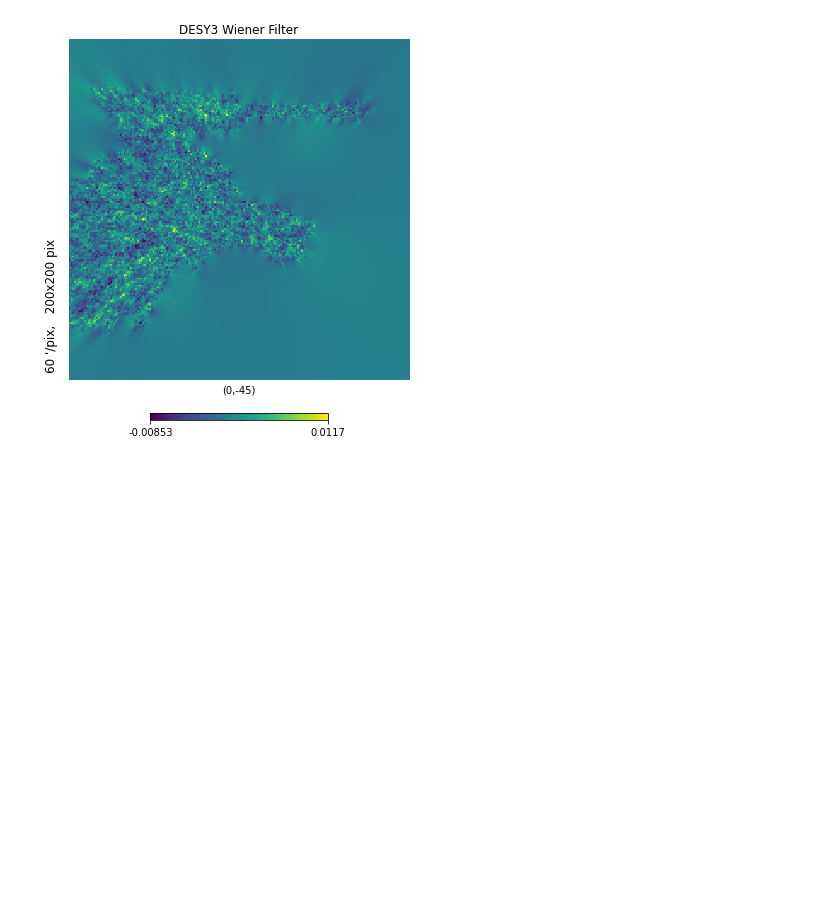
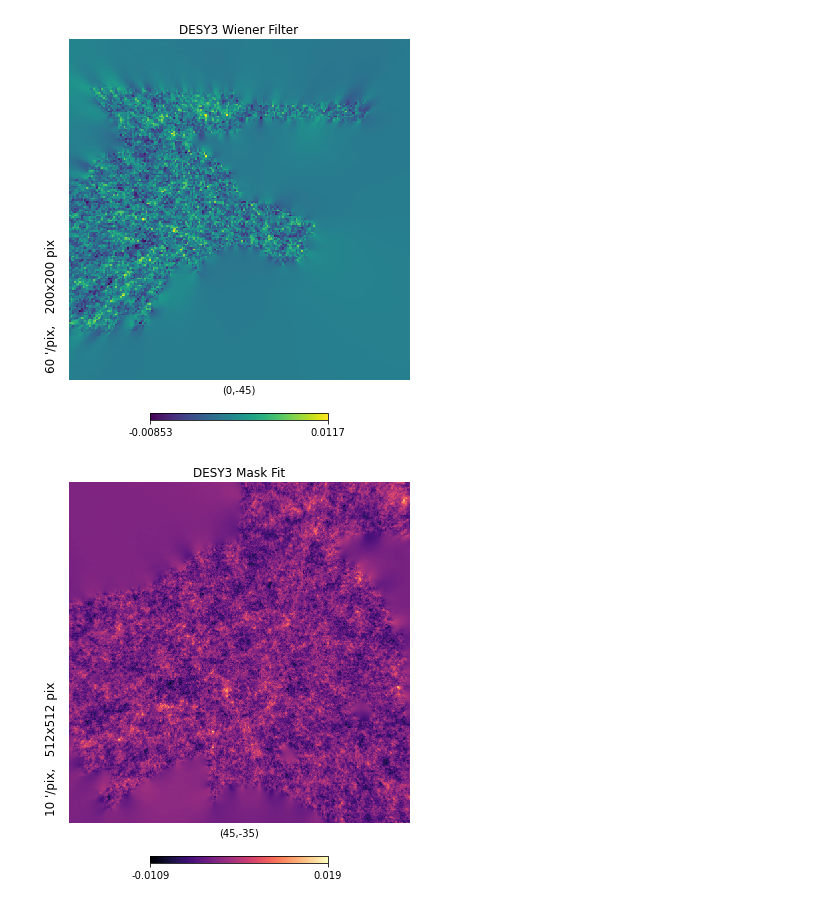
Before and after one commit to 10slindsay/UCL_Summer_Research, a Jupyter notebook: DESY3_wiener_kappa.ipynb, the cells around one changed output. Saved outputs shown, nothing was run; the diff lists cells and outputs as text; code cells hidden in the pictures; blank space fills up the shorter version.

Commit message:
Cleaned the wiener_kappa notebook and added a projected_array_3D notebook. Created a 512x512 3D plot, now to make it pretty

```diff
--- a/DESY3_wiener_kappa.ipynb
+++ b/DESY3_wiener_kappa.ipynb
@@ -22,3 +22,9 @@ mask = hp.read_map("DESY3_sky_mask.fits").astype(np.bool_)
 wiener_kappa_masked = hp.ma(wiener_kappa)
 wiener_kappa_masked.mask = np.logical_not(mask)
 masked_map=np.where(mask==True, wiener_kappa, hp.UNSEEN)
+# %%
+projected_array = hp.gnomview(wiener_kappa, rot=[45, -35], reso=10,
+            cmap="magma", title="DESY3 Mask Fit", return_projected_map=True,
+           xsize=512, badcolor="white")
+# %% [output]
+[figure, added]
```
Also changed, not shown: parts of 9 cells of this notebook, 1 other file.
